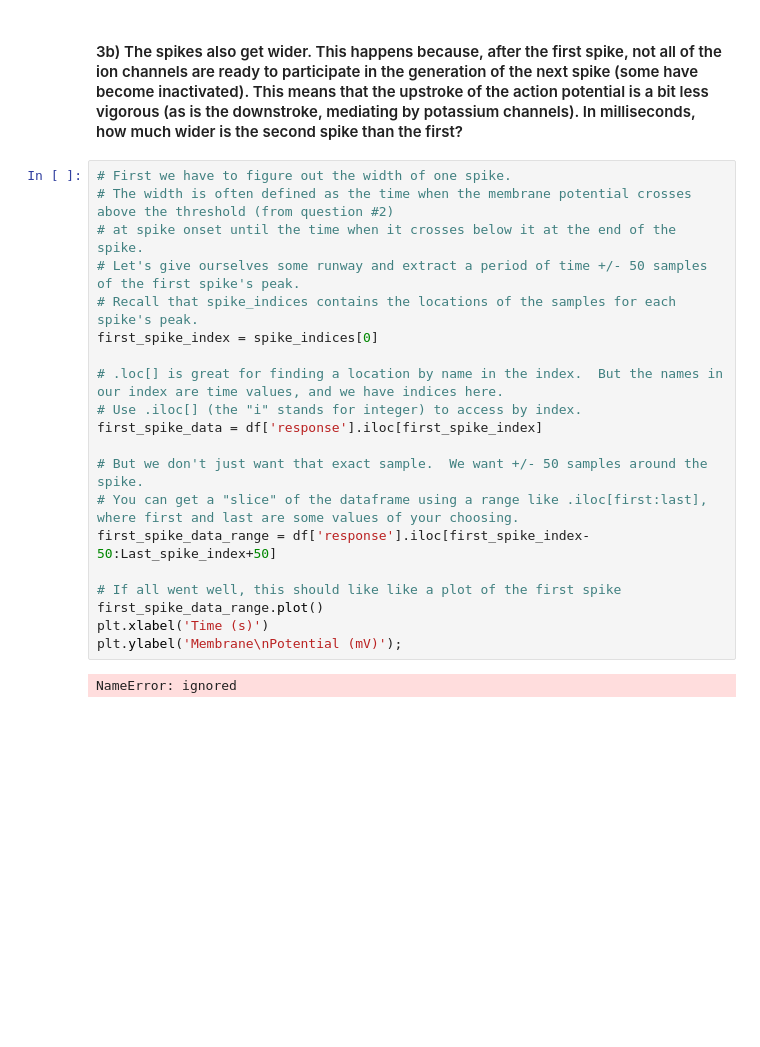
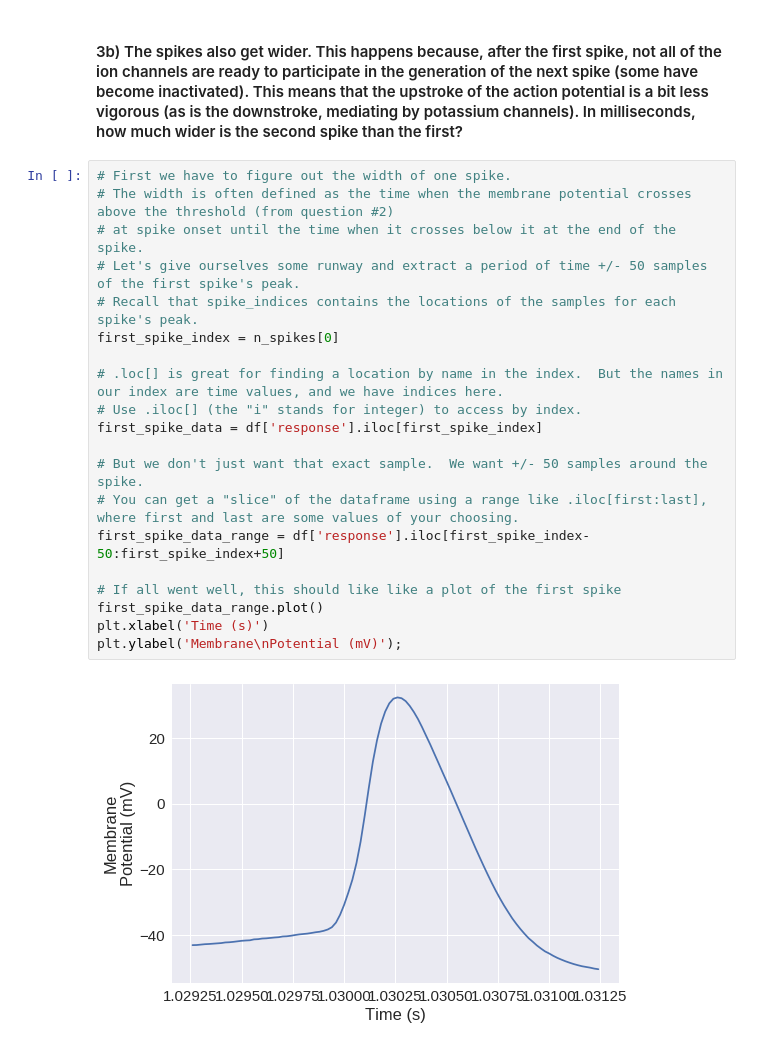
Before and after one commit to prukund1/Pacifique, a Jupyter notebook: Copy_of_neurons_exercises.ipynb, the cells around one changed output. Drawn from its saved outputs; the diff is of its cells as text; blank space fills up the shorter version.

```diff
--- a/Copy_of_neurons_exercises.ipynb
+++ b/Copy_of_neurons_exercises.ipynb
@@ -306,25 +308,25 @@ True
 # %%
 # First we have to figure out the width of one spike.
 # The width is often defined as the time when the membrane potential crosses above the threshold (from question #2)
 # at spike onset until the time when it crosses below it at the end of the spike.
 # Let's give ourselves some runway and extract a period of time +/- 50 samples of the first spike's peak.
 # Recall that spike_indices contains the locations of the samples for each spike's peak.
-first_spike_index = spike_indices[0]
+first_spike_index = n_spikes[0]
 
 # .loc[] is great for finding a location by name in the index.  But the names in our index are time values, and we have indices here.
 # Use .iloc[] (the "i" stands for integer) to access by index.
 first_spike_data = df['response'].iloc[first_spike_index]
 
 # But we don't just want that exact sample.  We want +/- 50 samples around the spike.
 # You can get a "slice" of the dataframe using a range like .iloc[first:last], where first and last are some values of your choosing.
-first_spike_data_range = df['response'].iloc[first_spike_index-50:Last_spike_index+50]
+first_spike_data_range = df['response'].iloc[first_spike_index-50:first_spike_index+50]
 
 # If all went well, this should like like a plot of the first spike
 first_spike_data_range.plot()
 plt.xlabel('Time (s)')
 plt.ylabel('Membrane\nPotential (mV)');
 # %% [output]
-NameError: ignored
+[figure, added]
 # %%
 # Now you need to extract only those values that are above the threshold determined in question #2d.
 # Use a selector to extract only the values in first_spike_data_range that are above that threshold.
```
Also changed, not shown: parts of 4 cells of this notebook.
